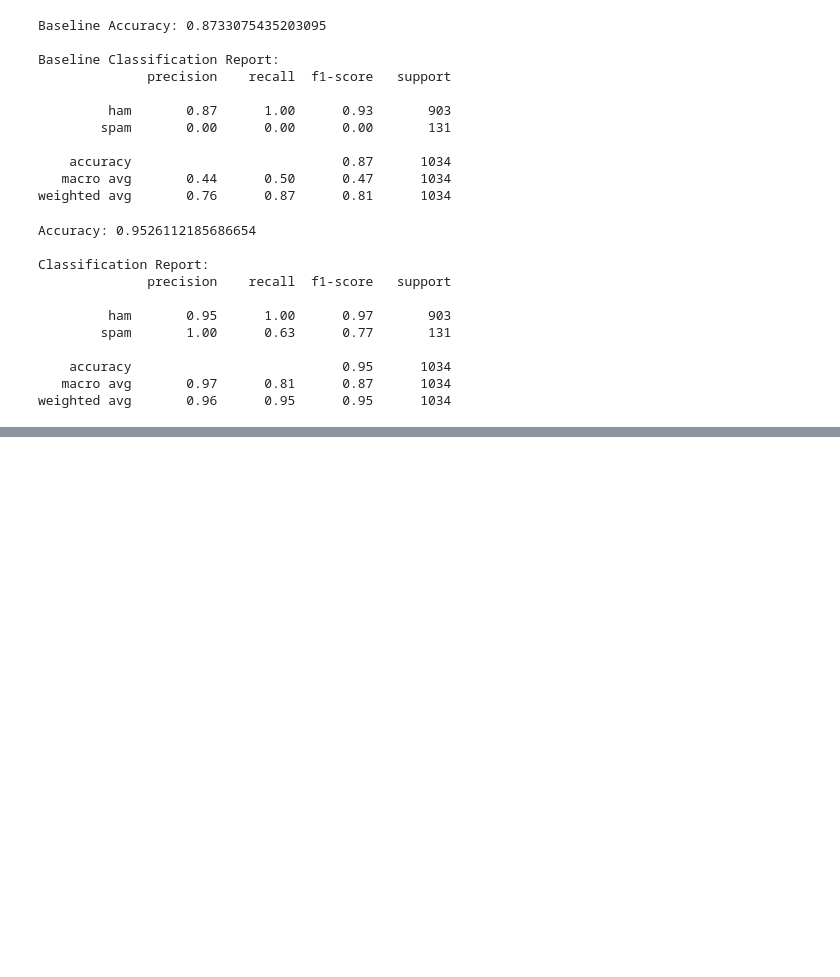
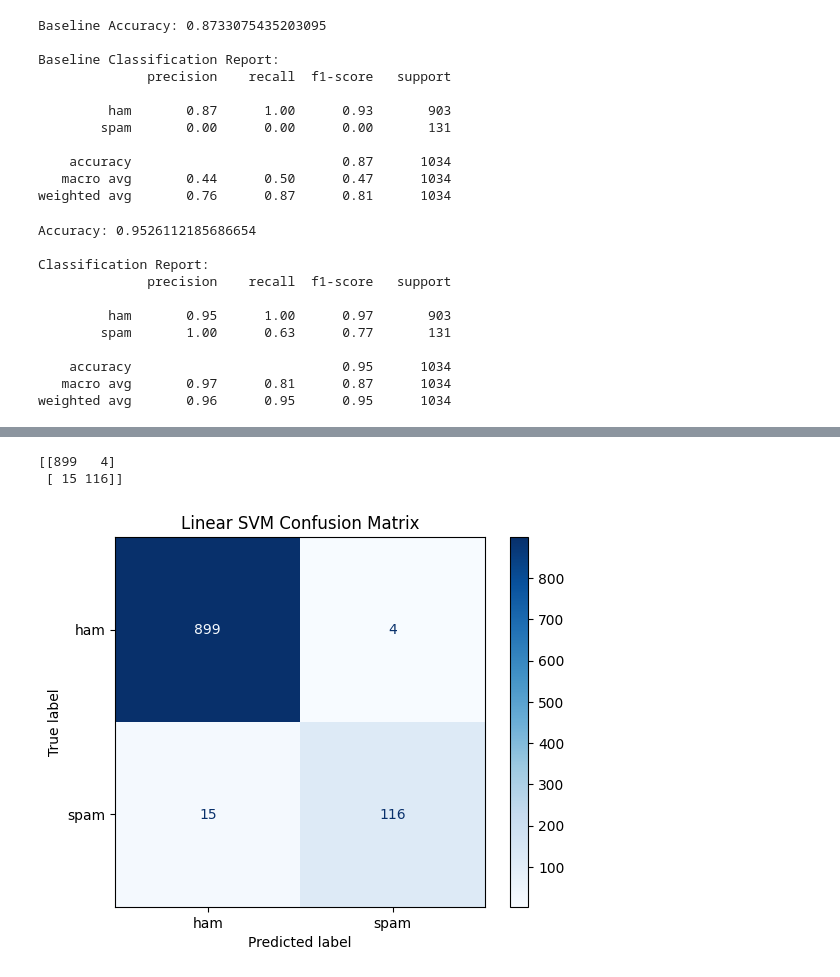
Before and after one commit to kalkidan404/Spam_detection, a Jupyter notebook: Note_books/spam_detection.ipynb, the cells around one changed output, grey strips where cells are left out. Drawn from its saved outputs; the diff is of its cells as text; code cells hidden in the pictures; blank space fills up the shorter version.

```diff
--- a/Note_books/spam_detection.ipynb
+++ b/Note_books/spam_detection.ipynb
@@ -242,0 +291,19 @@ weighted avg       0.96      0.95      0.95      1034
+# %%
+from sklearn.svm import LinearSVC
+from sklearn.metrics import accuracy_score, classification_report
+
+# Create the model
+svm_model = LinearSVC(random_state=42)
+
+# Train the model
+svm_model.fit(X_train_tfidf, y_train)
+
+# Predict on the test set
+y_svm_pred = svm_model.predict(X_test_tfidf)
+
+# Evaluate the model
+print("Linear SVM Accuracy:",
+      accuracy_score(y_test, y_svm_pred))
+
+print("\nClassification Report:")
+print(classification_report(y_test, y_svm_pred))
@@ -242,0 +322,23 @@ weighted avg       0.96      0.95      0.95      1034
+# %%
+from sklearn.metrics import confusion_matrix, ConfusionMatrixDisplay
+import matplotlib.pyplot as plt
+
+cm = confusion_matrix(
+    y_test,
+    y_svm_pred,
+    labels=["ham", "spam"]
+)
+
+print(cm)
+
+ConfusionMatrixDisplay(
+    confusion_matrix=cm,
+    display_labels=["ham", "spam"]
+).plot(cmap="Blues")
+
+plt.title("Linear SVM Confusion Matrix")
+plt.show()
+# %% [output]
+[[899   4]
+ [ 15 116]]
+[figure, added]
```
Also changed, not shown: parts of 15 cells of this notebook, 1 other file.
